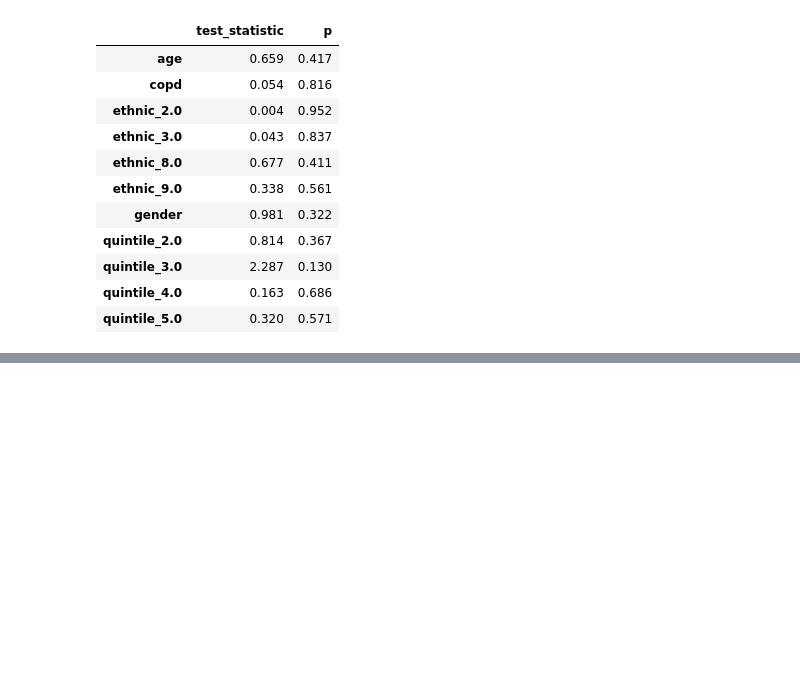
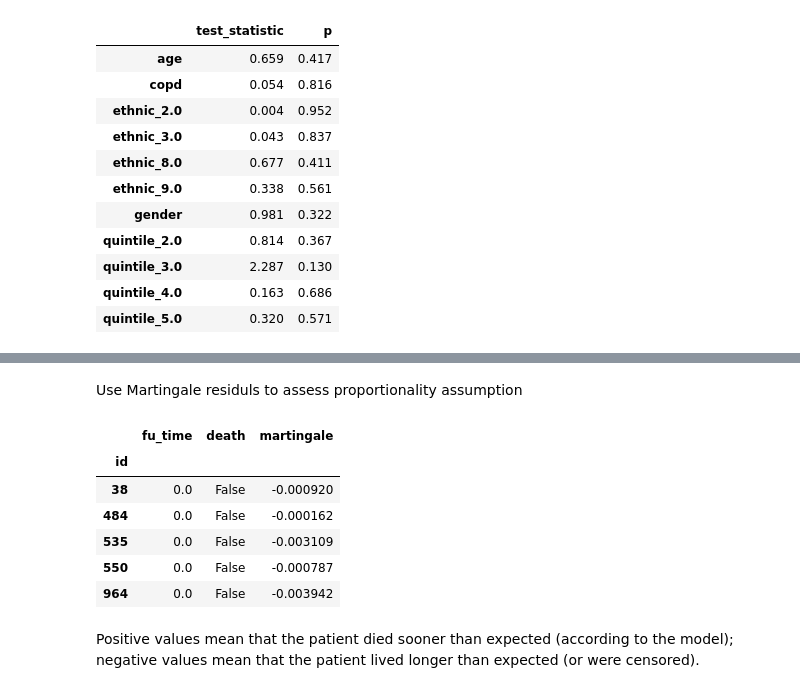
Before and after one commit to AilingLiu/Survival_analysis, a Jupyter notebook: check_assumptions_of_cox_regression.ipynb, the cells around one changed output, grey strips where cells are left out. Cells and saved outputs as stored; diff of their text form; code cells hidden in the pictures; blank space fills up the shorter version.

```diff
--- a/check_assumptions_of_cox_regression.ipynb
+++ b/check_assumptions_of_cox_regression.ipynb
@@ -104,0 +119,15 @@ To understand how the independence of residuals and time look like, I created a
+# %% [markdown]
+Use Martingale residuls to assess proportionality assumption
+# %%
+r = model.compute_residuals(ndf, 'martingale')
+r.head()
+# %% [output]
+|  | fu_time | death | martingale |
+| id |  |  |  |
+| 38 | 0.0 | False | -0.000920 |
+| 484 | 0.0 | False | -0.000162 |
+| 535 | 0.0 | False | -0.003109 |
+| 550 | 0.0 | False | -0.000787 |
+| 964 | 0.0 | False | -0.003942 |
+# %% [markdown]
+Positive values mean that the patient died sooner than expected (according to the model); negative values mean that the patient lived longer than expected (or were censored).
```
Also changed, not shown: parts of 3 cells of this notebook.
